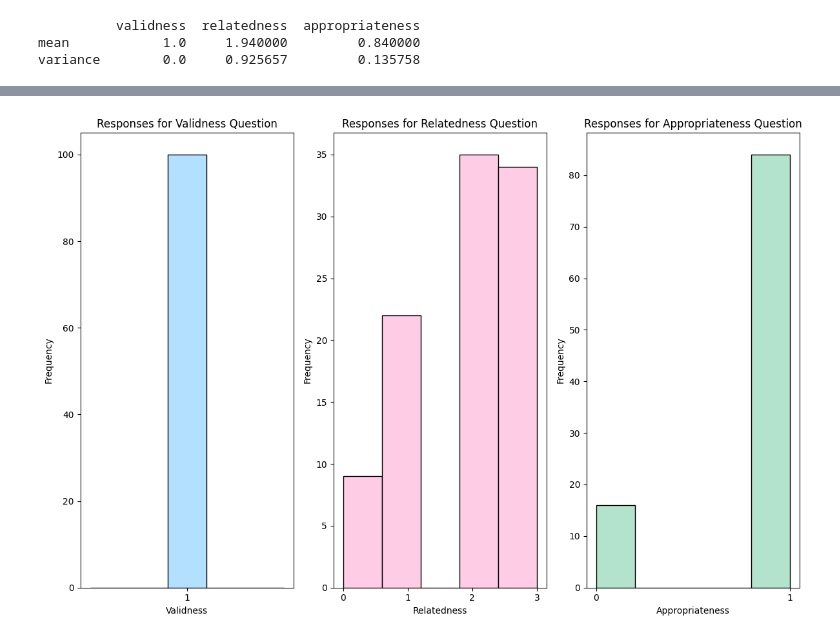
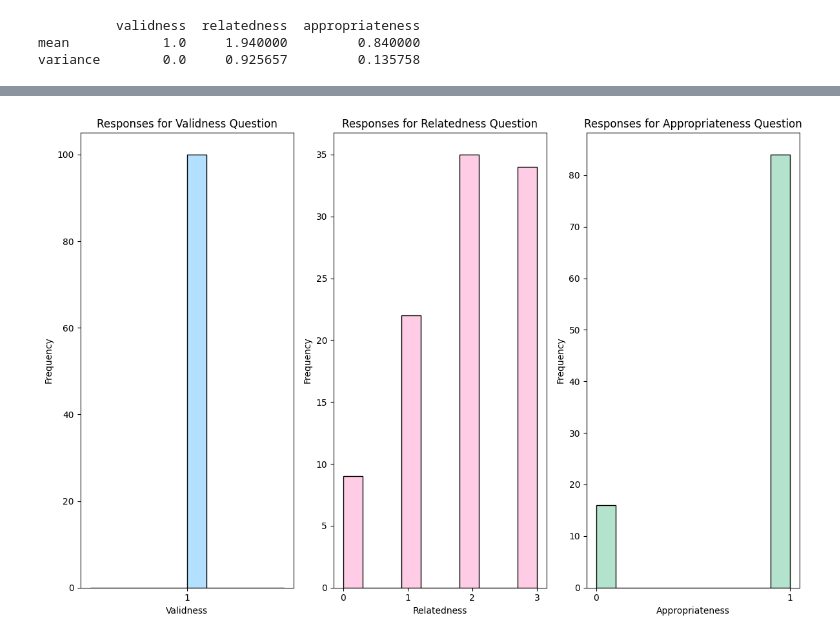
Before and after one commit to zheliu92/nlp_followupqg_public, a Jupyter notebook: Human_Evaluation/Helpers/mode_1_output_analysis.ipynb, the cells around one changed output, grey strips where cells are left out. Cells and saved outputs as stored; diff of their text form; code cells hidden in the pictures.

```diff
--- a/Human_Evaluation/Helpers/mode_1_output_analysis.ipynb
+++ b/Human_Evaluation/Helpers/mode_1_output_analysis.ipynb
@@ -304,34 +353,34 @@ variance        0.0     0.925657         0.135758
 # %%
 # Histogram of each questions
 # Create separate histograms for each column
 plt.figure(figsize=(12, 8))
 colors = ['#B3E0FF', '#FFCCE5', '#B3E2CD']
 
 plt.subplot(1, 3, 1)
-plt.hist(df['validness'], bins=5, edgecolor='black', color=colors[0])
+plt.hist(df['validness'], edgecolor='black', color=colors[0])
 plt.title('Responses for Validness Question')
 plt.xlabel('Validness')
 plt.ylabel('Frequency')
 plt.xticks(np.arange(int(df['validness'].min()), int(df['validness'].max()) + 1, 1))
 
 plt.subplot(1, 3, 2)
-plt.hist(df['relatedness'], bins=5, edgecolor='black', color=colors[1])
+plt.hist(df['relatedness'], edgecolor='black', color=colors[1])
 plt.title('Responses for Relatedness Question')
 plt.xlabel('Relatedness')
 plt.ylabel('Frequency')
 plt.xticks(np.arange(int(df['relatedness'].min()), int(df['relatedness'].max()) + 1, 1))
 
 plt.subplot(1, 3, 3)
-plt.hist(df['appropriateness'], bins=5, edgecolor='black', color=colors[2])
+plt.hist(df['appropriateness'], edgecolor='black', color=colors[2])
 plt.title('Responses for Appropriateness Question')
 plt.xlabel('Appropriateness')
 plt.ylabel('Frequency')
 plt.xticks(np.arange(int(df['appropriateness'].min()), int(df['appropriateness'].max()) + 1, 1))
 
 plt.tight_layout()
 plt.show()
 # %% [output]
-[figure, old version]
+[figure, new version]
 # %%
 # Mode 1 Release 2 Mean and Variance
 # TODO
```
Also changed, not shown: parts of 4 cells of this notebook, 2 other files.
